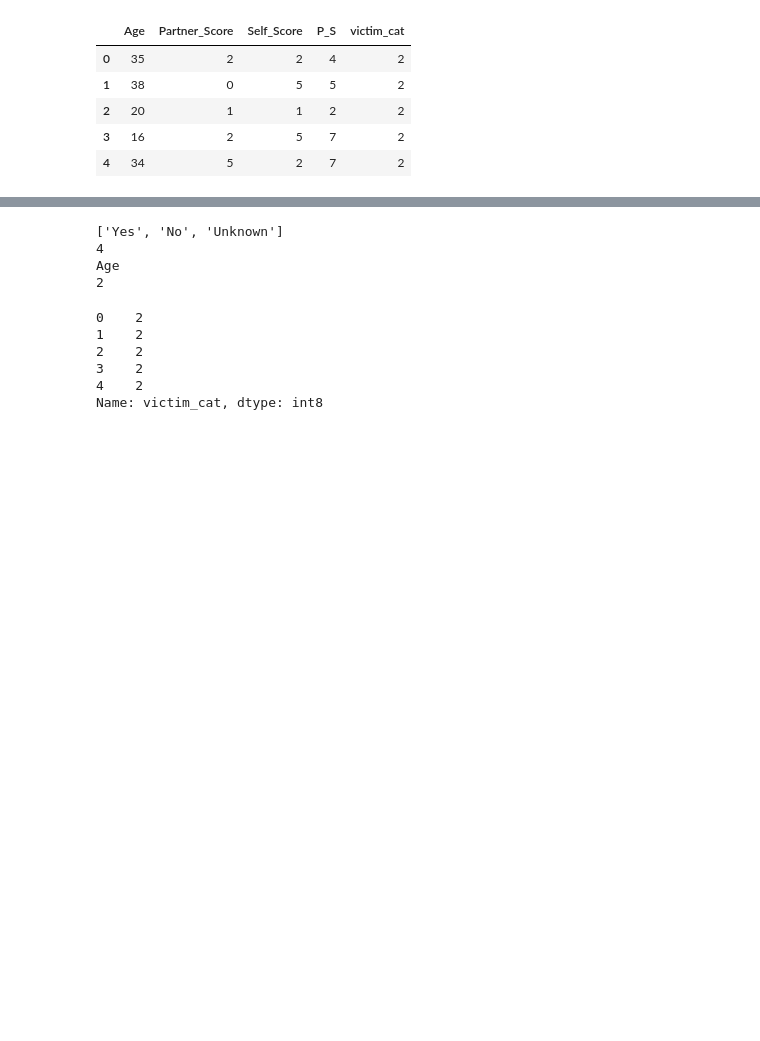
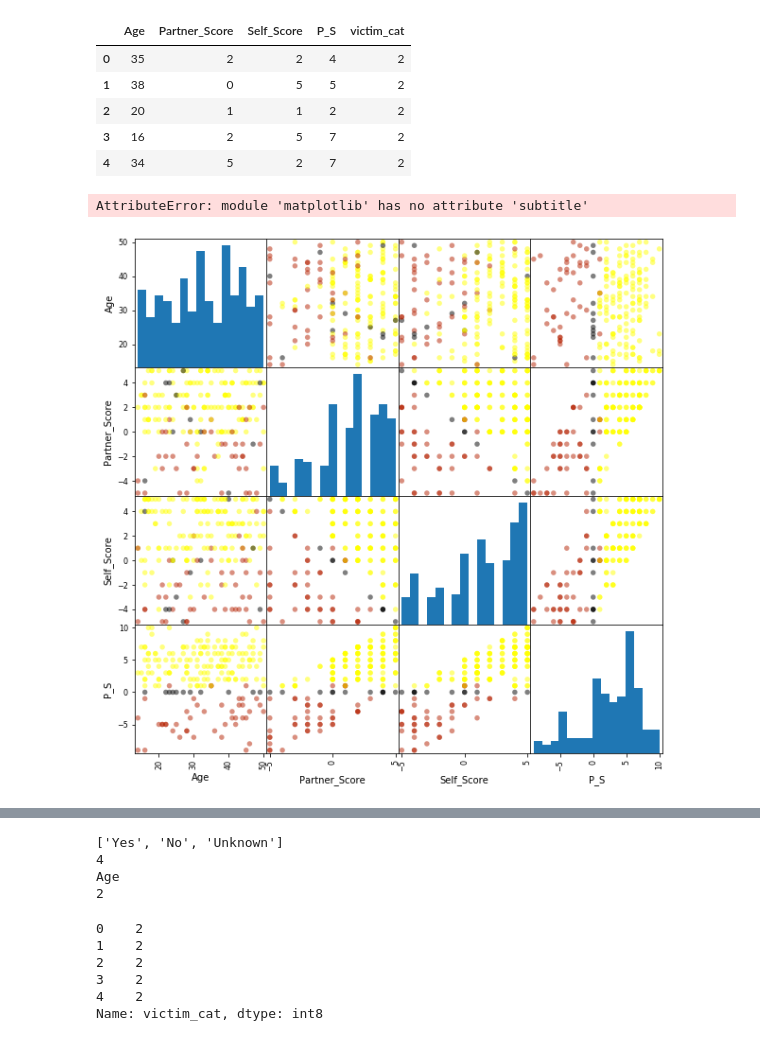
Before and after one commit to ClarkeDee/Capstone, a Jupyter notebook: Classifier.ipynb, the cells around one changed output, grey strips where cells are left out. Drawn from its saved outputs; the diff is of its cells as text; code cells hidden in the pictures; blank space fills up the shorter version.

```diff
--- a/Classifier.ipynb
+++ b/Classifier.ipynb
@@ -105,3 +138,16 @@ vict1.head()
 | 2 | 20 | 1 | 1 | 2 | 2 |
 | 3 | 16 | 2 | 5 | 7 | 2 |
 | 4 | 34 | 5 | 2 | 7 | 2 |
+# %%
+from pandas.tools.plotting import scatter_matrix
+from matplotlib import cm
+feature_names = ['Age', 'Partner_Score', 'Self_Score','P_S']
+X = vict1[feature_names]
+y = vict1['victim_cat']
+cmap = cm.get_cmap('gnuplot')
+scatter = pd.scatter_matrix(X, c = y, marker = 'o', s=30, hist_kwds={'bins':15}, figsize=(10,10), cmap = cmap)
+plt.subtitle('Scatter-matrix for each input variable')
+plt.savefig('victim_scatter_matrix')
+# %% [output]
+AttributeError: module 'matplotlib' has no attribute 'subtitle'
+[figure, added]
```
Also changed, not shown: parts of 25 cells of this notebook, 1 other file.
